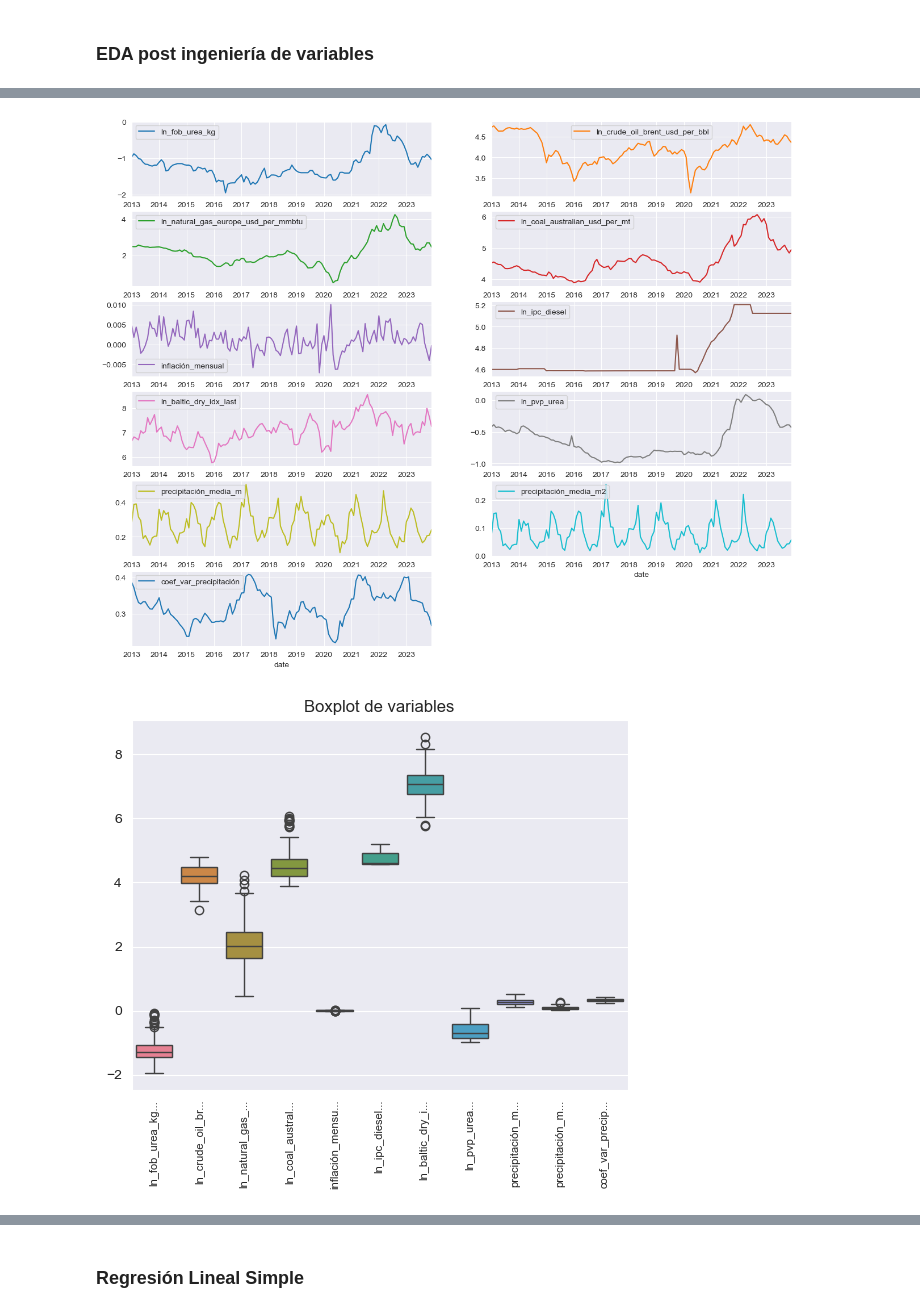
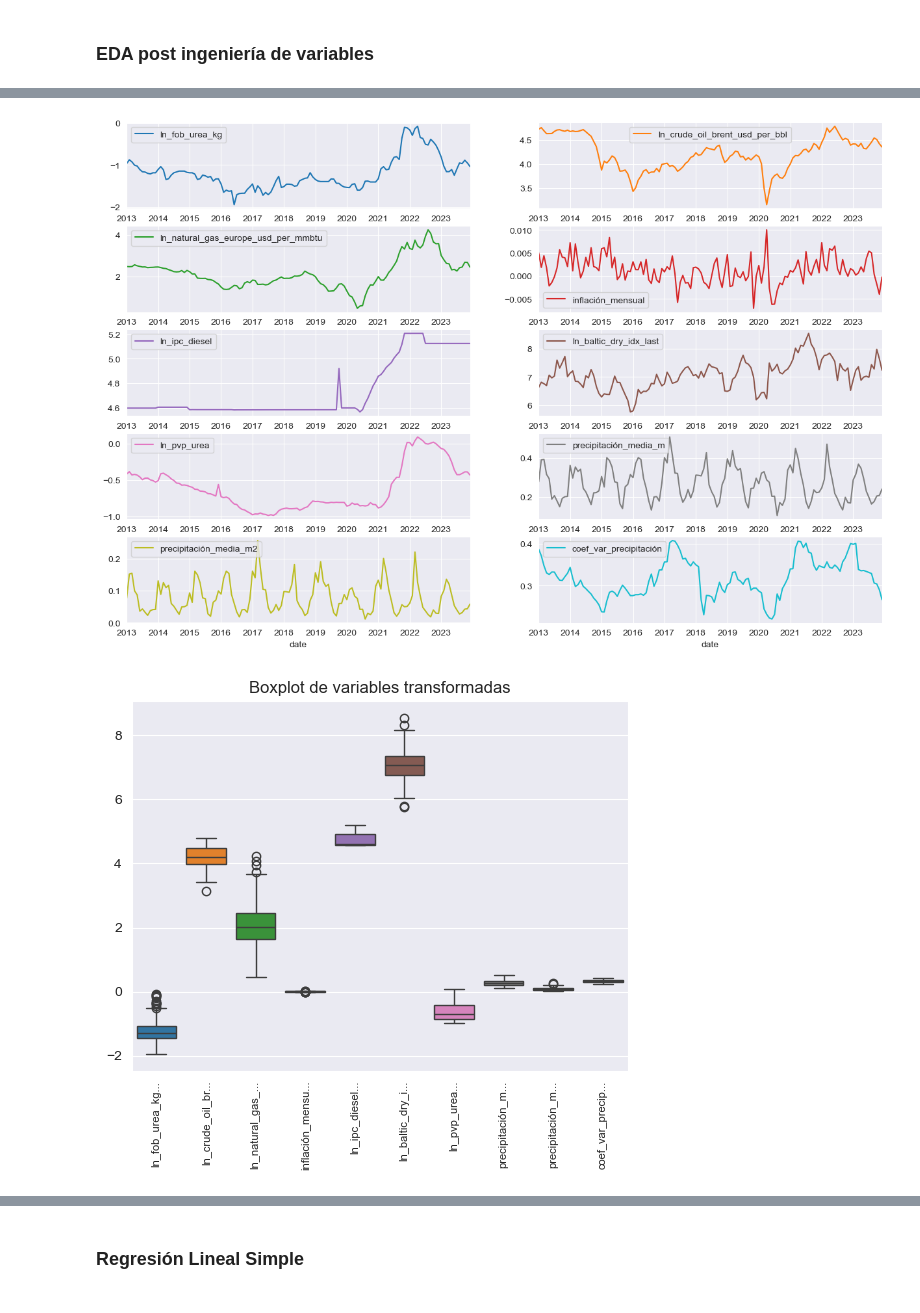
Before and after one commit to IFTrejoM/time-series-fertilizer-price-predictor, a Jupyter notebook: modelo_regresión.ipynb, the cells around one changed output, grey strips where cells are left out. Saved outputs shown, nothing was run; the diff lists cells and outputs as text; code cells hidden in the pictures.

```diff
--- a/modelo_regresión.ipynb
+++ b/modelo_regresión.ipynb
@@ -56,7 +56,7 @@ variables_objetivo_no_relevantes = list(dict_nombres_fertilizantes.values())
 variables_objetivo_no_relevantes.remove(variable_objetivo)
 
 # Lista de variables que por distintos motivos son excluidas del modelo:
-variables_excluidas = ['coal_south_african_usd_per_mt', 'temp_media_Celsius', 'pct_pobreza_rural'] #, 'natural_gas_europe_usd_per_mmbtu',]
+variables_excluidas = ['coal_south_african_usd_per_mt', 'temp_media_Celsius', 'pct_pobreza_rural', 'coal_australian_usd_per_mt'] #, 'natural_gas_europe_usd_per_mmbtu',]
 
 # Eliminar variables no relevantes:
 df = df.drop(columns=variables_excluidas + variables_objetivo_no_relevantes)
@@ -118,7 +118,8 @@ df_sin_na = df.dropna()
 ln_data = pd.DataFrame(index=df_sin_na.index)
 
 # Variables porcentuales:
-variables_no_log_transformables = ['inflación_mensual', 'pct_pobreza_rural', 'var_pct_pobreza_rural', 'coef_var_pobreza_rural', 'precipitación_media_m', 'precipitación_media_m2', 'coef_var_precipitación'] #, 'coef_var_temperatura']
+variables_no_log_transformables = ['inflación_mensual', 'pct_pobreza_rural', 'var_pct_pobreza_rural', 'coef_var_pobreza_rural',
+                                   'precipitación_media_m', 'precipitación_media_m2', 'coef_var_precipitación', 'coef_var_temperatura']
 
 variables_log_transformadas = []
 
@@ -202,17 +201,17 @@ ln_data.plot(
     )
 plt.show()
 # %% [output]
-[figure, old version]
+[figure, new version]
 # %%
 truncated_labels = [col[:15] + "..." if len(col) > 10 else col for col in ln_data.columns]
 posición_ticks = np.arange(len(ln_data.columns))
 
 sns.boxplot(ln_data)
 plt.xticks(ticks=posición_ticks, labels=truncated_labels, rotation=90, size=8)
-plt.title("Boxplot de variables")
+plt.title("Boxplot de variables transformadas")
 plt.show()
 # %% [output]
-[figure, old version]
+[figure, new version]
 # %%
 plot_correlation_heatmap(ln_data, method='spearman')
 # %% [output]
```
Also changed, not shown: parts of 20 cells of this notebook.
